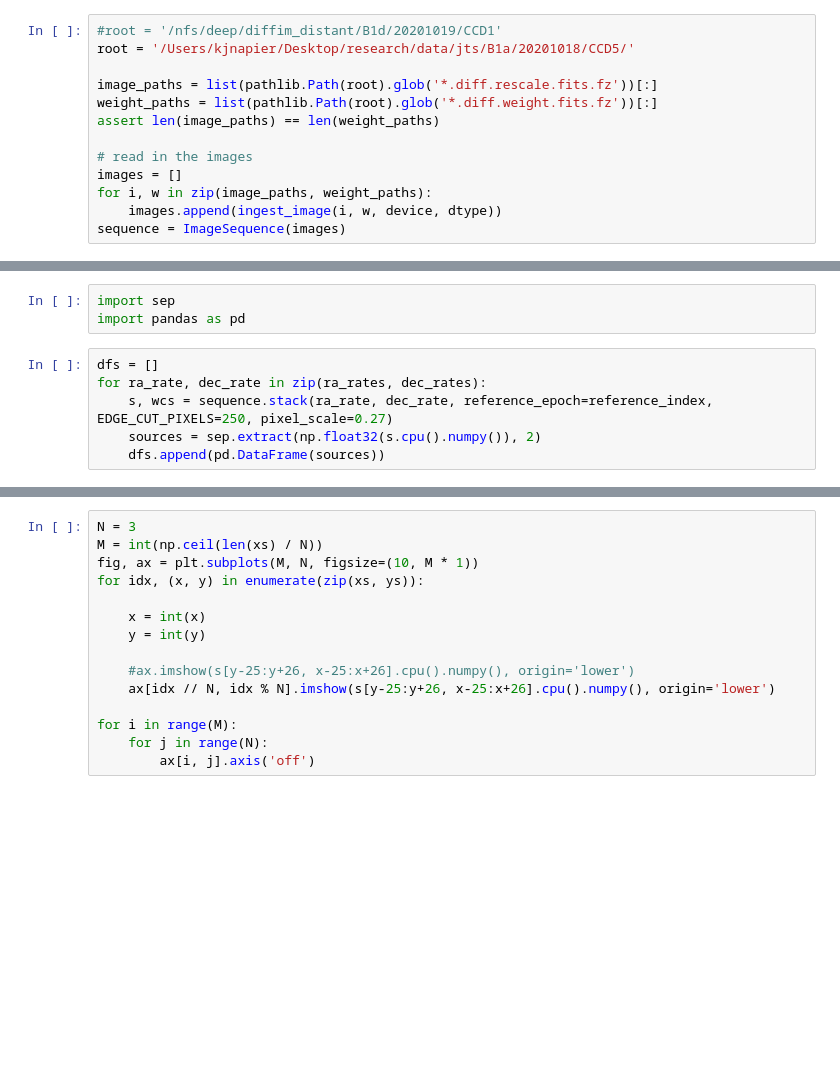
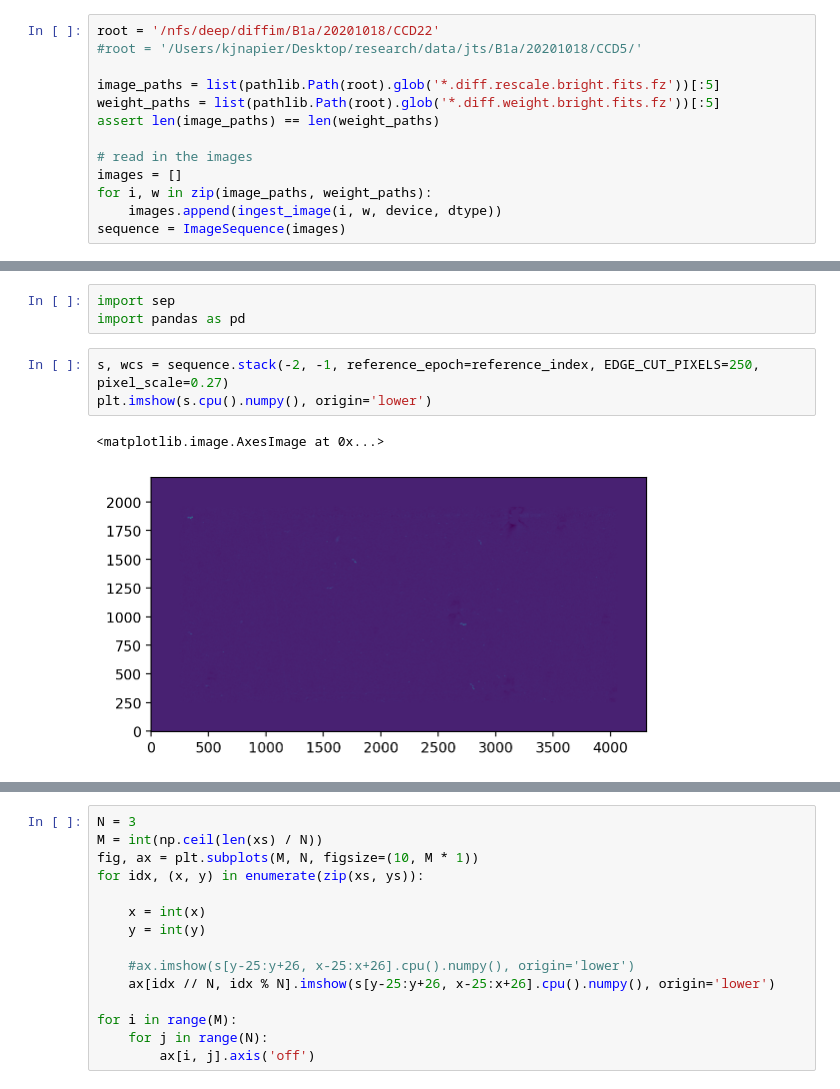
Before and after one commit to kjnapier/heliostack, a Jupyter notebook: notebooks/stack.ipynb, the cells around one changed output, grey strips where cells are left out. Drawn from its saved outputs; the diff is of its cells as text; blank space fills up the shorter version.

```diff
--- a/notebooks/stack.ipynb
+++ b/notebooks/stack.ipynb
@@ -44,11 +43,11 @@ def ingest_image(image_path, weight_path, device, dtype) -> Image:
                   dtype=dtype)
     return image
 # %%
-#root = '/nfs/deep/diffim_distant/B1d/20201019/CCD1'
-root = '/Users/kjnapier/Desktop/research/data/jts/B1a/20201018/CCD5/'
+root = '/nfs/deep/diffim/B1a/20201018/CCD22'
+#root = '/Users/kjnapier/Desktop/research/data/jts/B1a/20201018/CCD5/'
 
-image_paths = list(pathlib.Path(root).glob('*.diff.rescale.fits.fz'))[:]
-weight_paths = list(pathlib.Path(root).glob('*.diff.weight.fits.fz'))[:]
+image_paths = list(pathlib.Path(root).glob('*.diff.rescale.bright.fits.fz'))[:5]
+weight_paths = list(pathlib.Path(root).glob('*.diff.weight.bright.fits.fz'))[:5]
 assert len(image_paths) == len(weight_paths)
 
 # read in the images
@@ -73,8 +74,8 @@ ra_rates, dec_rates = compute_stack_rates(hull, 1, duration)
 import sep
 import pandas as pd
 # %%
-dfs = []
-for ra_rate, dec_rate in zip(ra_rates, dec_rates):
-    s, wcs = sequence.stack(ra_rate, dec_rate, reference_epoch=reference_index, EDGE_CUT_PIXELS=250, pixel_scale=0.27)
-    sources = sep.extract(np.float32(s.cpu().numpy()), 2)
-    dfs.append(pd.DataFrame(sources))
+s, wcs = sequence.stack(-2, -1, reference_epoch=reference_index, EDGE_CUT_PIXELS=250, pixel_scale=0.27)
+plt.imshow(s.cpu().numpy(), origin='lower')
+# %% [output]
+<matplotlib.image.AxesImage at 0x...>
+[figure, added]
```
Also changed, not shown: parts of 6 cells of this notebook, 2 other files.
